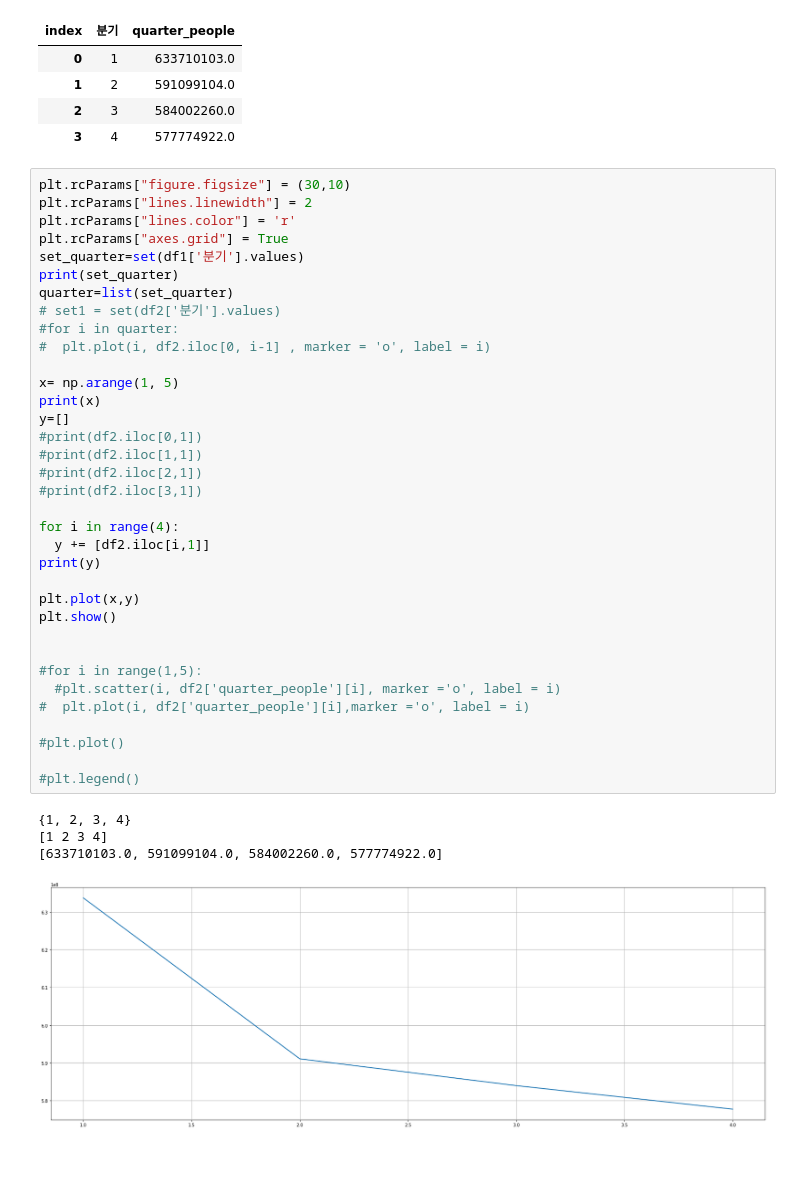
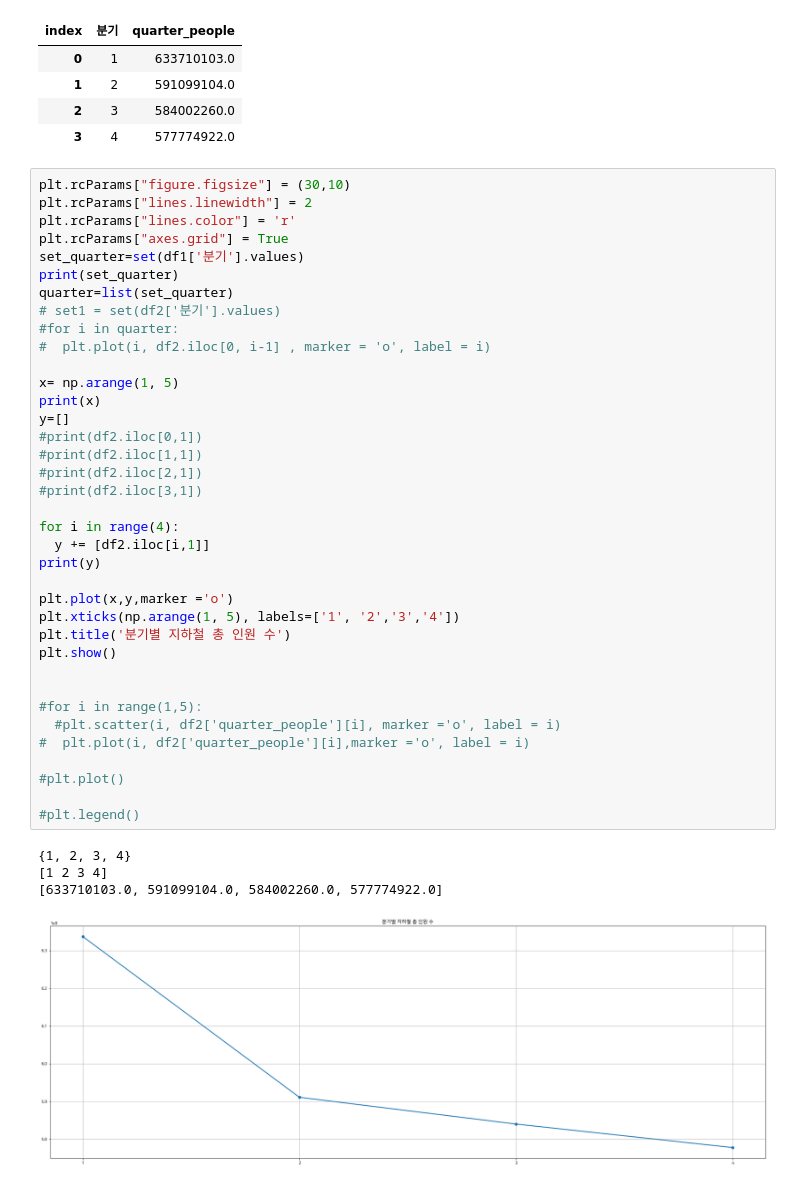
Before and after one commit to Shin-Sangseok/Google_colab_practice, a Jupyter notebook: colab_test_2.ipynb, the cells around one changed output. Cells and saved outputs as stored; diff of their text form; blank space fills up the shorter version.

```diff
--- a/colab_test_2.ipynb
+++ b/colab_test_2.ipynb
@@ -441,32 +465,34 @@ quarter=list(set_quarter)
 # set1 = set(df2['분기'].values)
 #for i in quarter:
 #  plt.plot(i, df2.iloc[0, i-1] , marker = 'o', label = i)
 
 x= np.arange(1, 5)
 print(x)
 y=[]
 #print(df2.iloc[0,1])
 #print(df2.iloc[1,1])
 #print(df2.iloc[2,1])
 #print(df2.iloc[3,1])
 
 for i in range(4):
   y += [df2.iloc[i,1]]
 print(y)
 
-plt.plot(x,y)
+plt.plot(x,y,marker ='o')
+plt.xticks(np.arange(1, 5), labels=['1', '2','3','4'])
+plt.title('분기별 지하철 총 인원 수')
 plt.show()
 
 
 #for i in range(1,5):
   #plt.scatter(i, df2['quarter_people'][i], marker ='o', label = i)
 #  plt.plot(i, df2['quarter_people'][i],marker ='o', label = i)
 
 #plt.plot()
 
 #plt.legend()
 # %% [output]
 {1, 2, 3, 4}
 [1 2 3 4]
 [633710103.0, 591099104.0, 584002260.0, 577774922.0]
-[figure, old version]
+[figure, new version]
```
Also changed, not shown: parts of 18 cells of this notebook.
